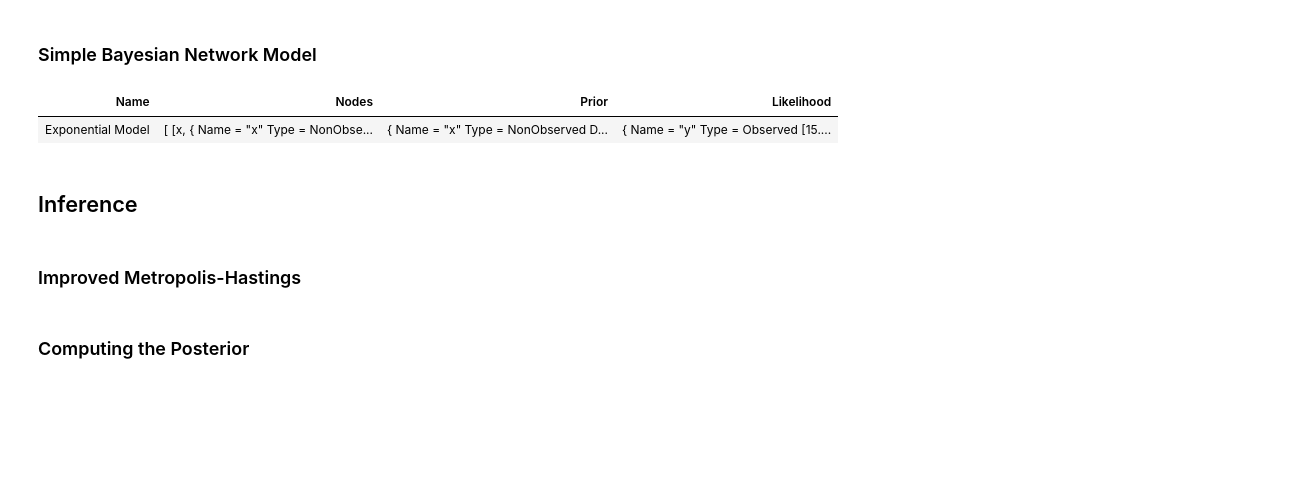
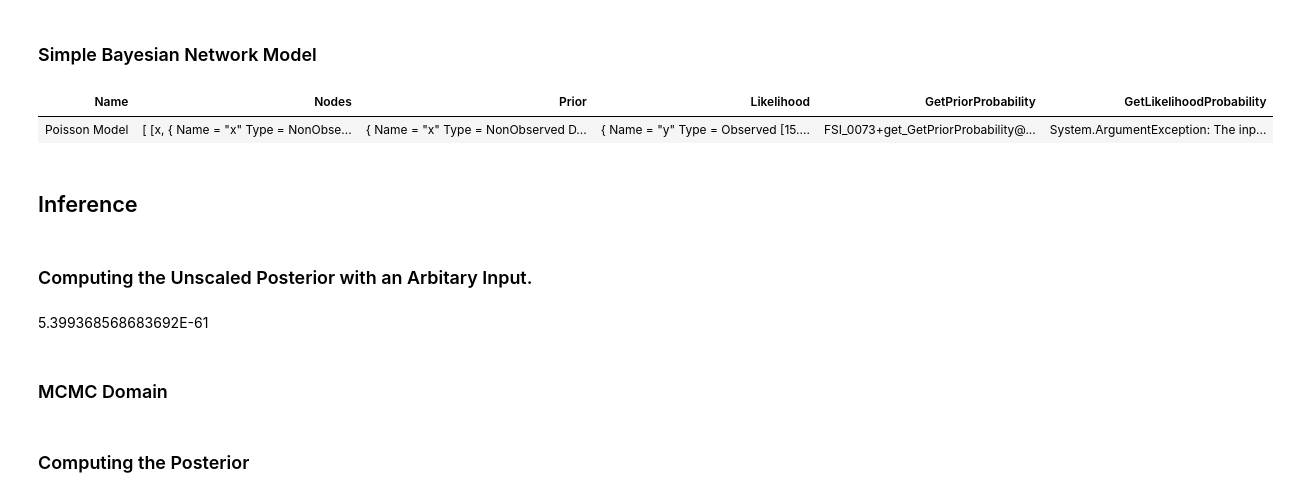
Before and after one commit to NavyaArora201301/Bayesian-Inference-in-FSharp, a Jupyter notebook: FSharpSamples.ipynb, the cells around one changed output. Drawn from its saved outputs; the diff is of its cells as text; code cells hidden in the pictures; blank space fills up the shorter version.

Commit message:
To a point before the inference. Continue to debug the likelihood.

```diff
--- a/FSharpSamples.ipynb
+++ b/FSharpSamples.ipynb
@@ -636,17 +664,35 @@ type SimpleBayesianNetworkModel =
 # %%
 #!fsharp
 let model = @"x ~ Gamma(a,b)
               y|x ~ Poisson(x) : observed"
 let parsedModel = parseModel model
-let paramList = "{Parameters: {a : 2., b : 2.3}, Observed : [15, 20, 22, 2,3,55]}"
-SimpleBayesianNetworkModel.ConstructModel "Exponential Model" parsedModel (deserializeParameters paramList)
+let paramList = "{Parameters: {a : 2., b : 2.3}, observed : [15, 20, 22, 2,3,55]}"
+SimpleBayesianNetworkModel.ConstructModel "Poisson Model" parsedModel (deserializeParameters paramList)
 # %% [output]
-| Name | Nodes | Prior | Likelihood |
-| Exponential Model | [ [x, { Name = "x" Type = NonObse... | { Name = "x" Type = NonObserved D... | { Name = "y" Type = Observed [15.... |
+| Name | Nodes | Prior | Likelihood | GetPriorProbability | GetLikelihoodProbability |
+| Poisson Model | [ [x, { Name = "x" Type = NonObse... | { Name = "x" Type = NonObserved D... | { Name = "y" Type = Observed [15.... | FSI_0073+get_GetPriorProbability@... | System.ArgumentException: The inp... |
 # %% [markdown]
 ## Inference
-# %% [markdown]
-### Improved Metropolis-Hastings
+# %% [markdown]
+### Computing the Unscaled Posterior with an Arbitary Input.
+# %%
+#!fsharp
+let model = @"x ~ Gamma(a,b)
+              y|x ~ Poisson(lambda) : observed"
+let parsedModel = parseModel model
+let paramList = "{Parameters: {lambda : 2, a : 2., b : 2.3 }, observed : [1,2,3,55]}"
+let simpleModel = SimpleBayesianNetworkModel.ConstructModel "Exponential Model" parsedModel (deserializeParameters paramList)
+
+let posteriorWithoutScalingFactor (simpleBayesianModel : SimpleBayesianNetworkModel) (lambda : float) : float =
+   let priorPdf      = simpleBayesianModel.GetPriorProbability lambda
+   let likelihoodPdf = simpleBayesianModel.GetLikelihoodProbability
+   priorPdf * likelihoodPdf
+
+posteriorWithoutScalingFactor simpleModel 2.
+# %% [output]
+5.399368568683692E-61
+# %% [markdown]
+### MCMC Domain
 # %%
 #!fsharp
 type ConvergenceCriteria =
```
Also changed, not shown: parts of 9 cells of this notebook.
